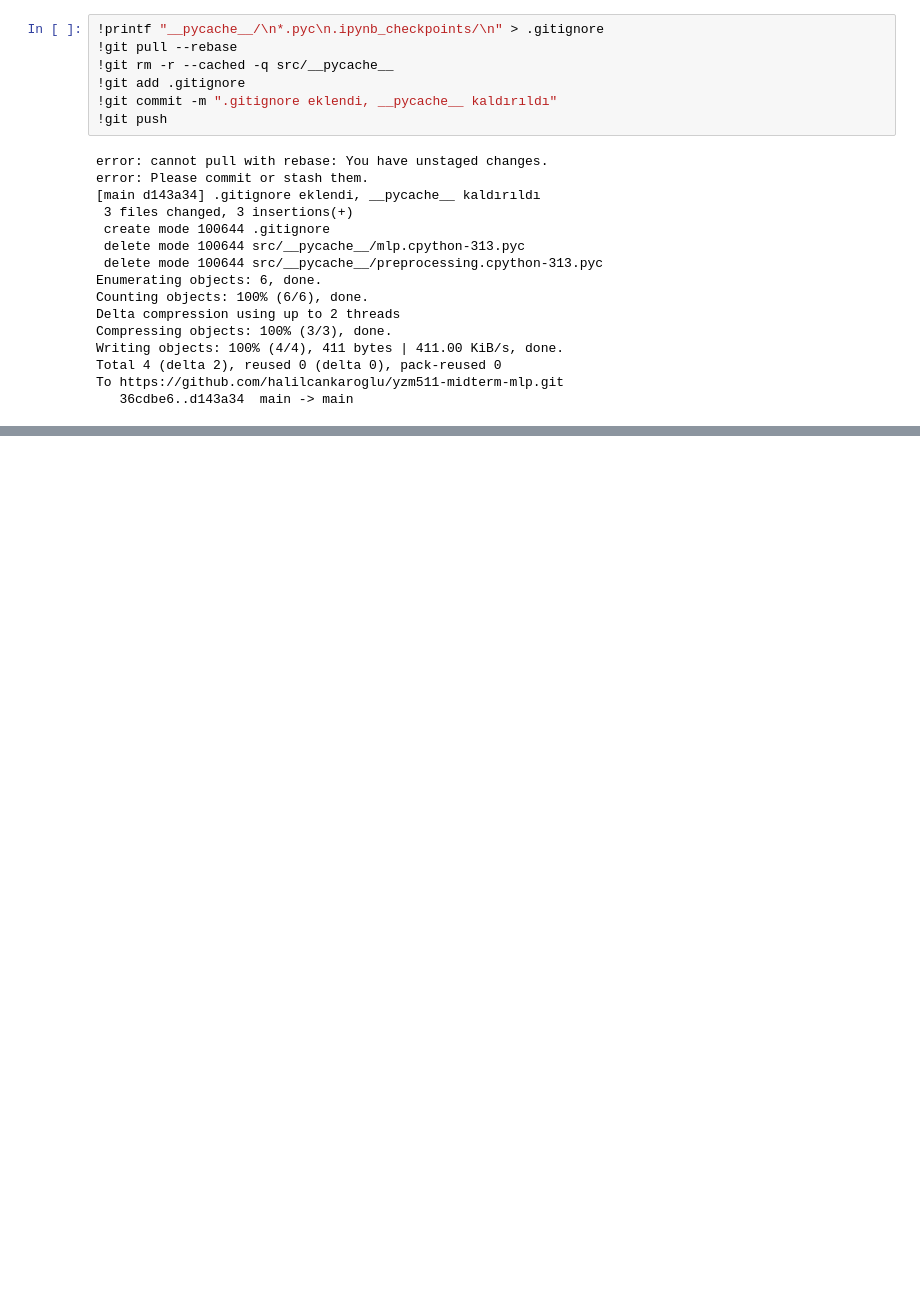
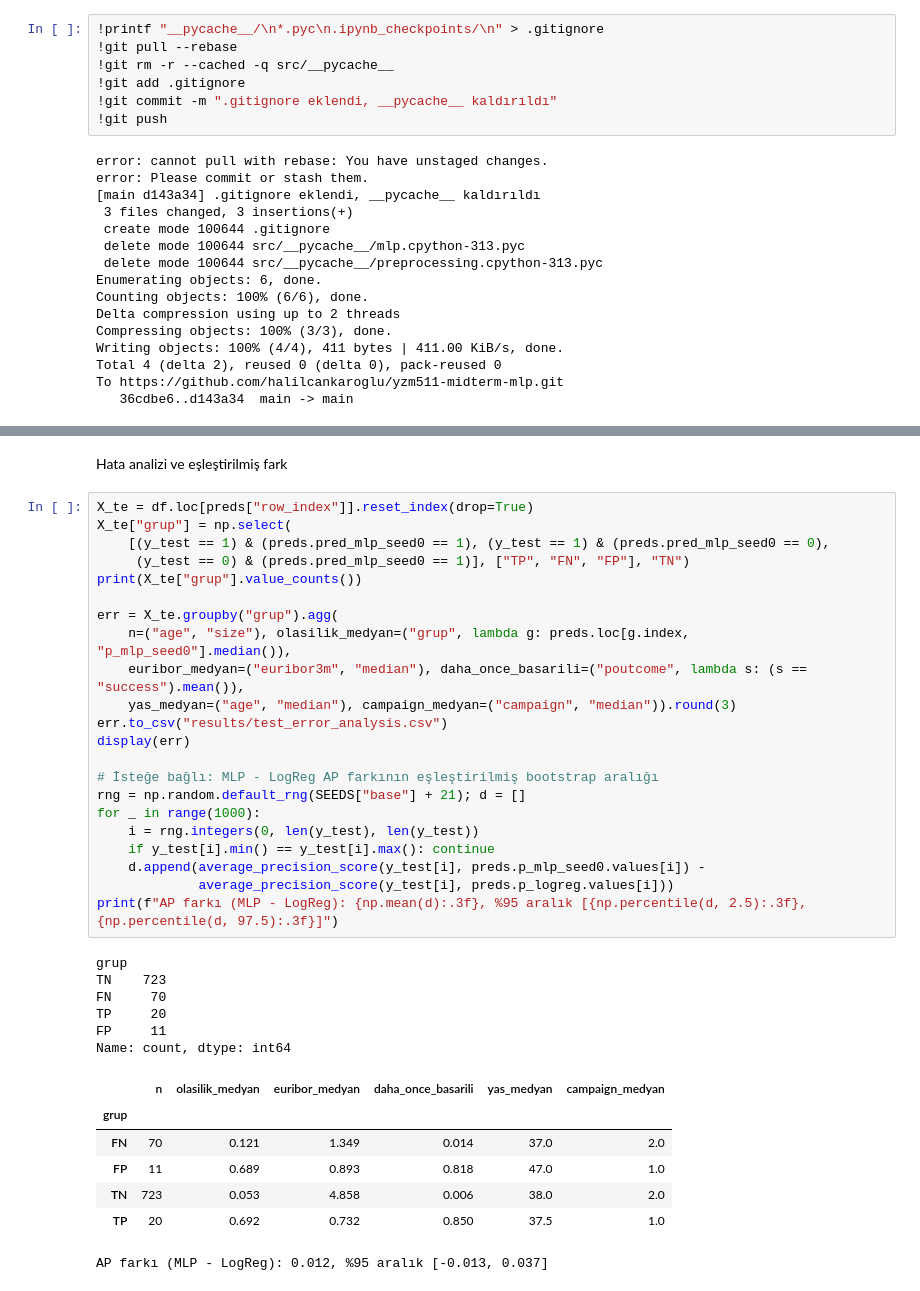
Before and after one commit to halilcankaroglu/yzm511-midterm-mlp, a Jupyter notebook: 03_final_test.ipynb, the cells around one changed output, grey strips where cells are left out. Cells and saved outputs as stored; diff of their text form; blank space fills up the shorter version.

```diff
--- a/03_final_test.ipynb
+++ b/03_final_test.ipynb
@@ -160,0 +273,38 @@ To https://github.com/halilcankaroglu/yzm511-midterm-mlp.git
+# %% [markdown]
+Hata analizi ve eşleştirilmiş fark
+# %%
+X_te = df.loc[preds["row_index"]].reset_index(drop=True)
+X_te["grup"] = np.select(
+    [(y_test == 1) & (preds.pred_mlp_seed0 == 1), (y_test == 1) & (preds.pred_mlp_seed0 == 0),
+     (y_test == 0) & (preds.pred_mlp_seed0 == 1)], ["TP", "FN", "FP"], "TN")
+print(X_te["grup"].value_counts())
+
+err = X_te.groupby("grup").agg(
+    n=("age", "size"), olasilik_medyan=("grup", lambda g: preds.loc[g.index, "p_mlp_seed0"].median()),
+    euribor_medyan=("euribor3m", "median"), daha_once_basarili=("poutcome", lambda s: (s == "success").mean()),
+    yas_medyan=("age", "median"), campaign_medyan=("campaign", "median")).round(3)
+err.to_csv("results/test_error_analysis.csv")
+display(err)
+
+# İsteğe bağlı: MLP - LogReg AP farkının eşleştirilmiş bootstrap aralığı
+rng = np.random.default_rng(SEEDS["base"] + 21); d = []
+for _ in range(1000):
+    i = rng.integers(0, len(y_test), len(y_test))
+    if y_test[i].min() == y_test[i].max(): continue
+    d.append(average_precision_score(y_test[i], preds.p_mlp_seed0.values[i]) -
+             average_precision_score(y_test[i], preds.p_logreg.values[i]))
+print(f"AP farkı (MLP - LogReg): {np.mean(d):.3f}, %95 aralık [{np.percentile(d, 2.5):.3f}, {np.percentile(d, 97.5):.3f}]")
+# %% [output]
+grup
+TN    723
+FN     70
+TP     20
+FP     11
+Name: count, dtype: int64
+|  | n | olasilik_medyan | euribor_medyan | daha_once_basarili | yas_medyan | campaign_medyan |
+| grup |  |  |  |  |  |  |
+| FN | 70 | 0.121 | 1.349 | 0.014 | 37.0 | 2.0 |
+| FP | 11 | 0.689 | 0.893 | 0.818 | 47.0 | 1.0 |
+| TN | 723 | 0.053 | 4.858 | 0.006 | 38.0 | 2.0 |
+| TP | 20 | 0.692 | 0.732 | 0.850 | 37.5 | 1.0 |
+AP farkı (MLP - LogReg): 0.012, %95 aralık [-0.013, 0.037]
```
Also changed, not shown: parts of 7 cells of this notebook.
